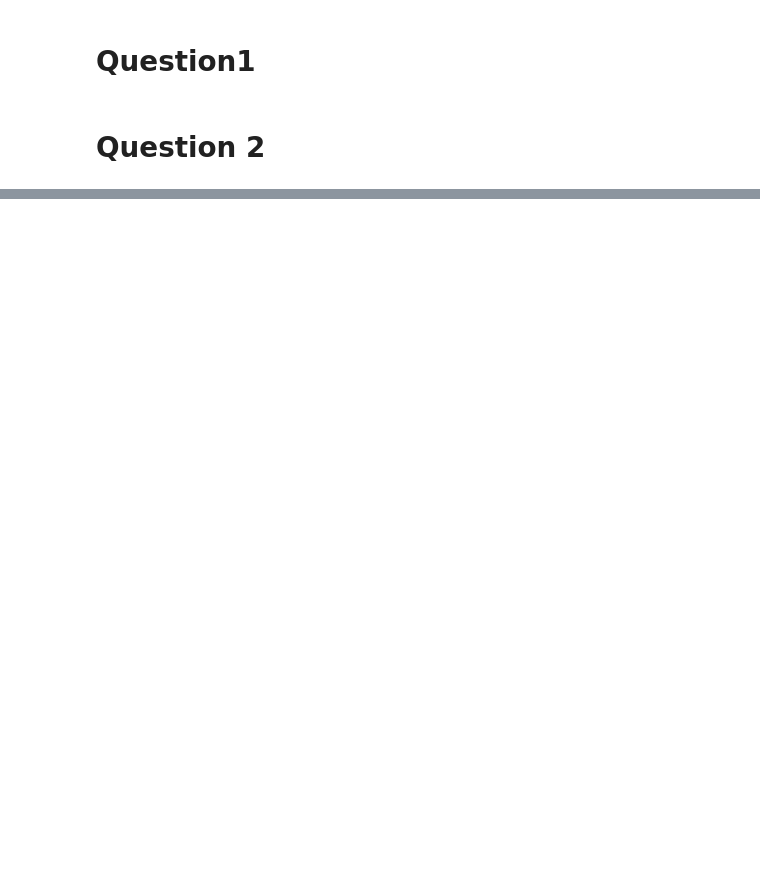
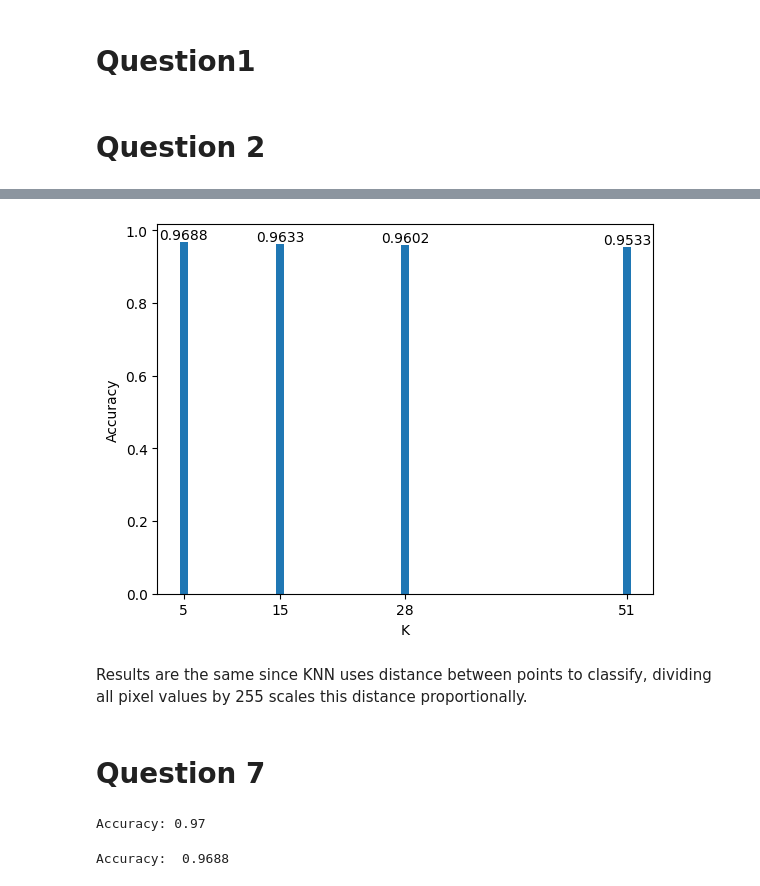
Before and after one commit to thanasisxan/AI-101-Machine-Learning, a Jupyter notebook: Exercise-5/knn-mnist.ipynb, the cells around one changed output, grey strips where cells are left out. Cells and saved outputs as stored; diff of their text form; code cells hidden in the pictures; blank space fills up the shorter version.

```diff
--- a/Exercise-5/knn-mnist.ipynb
+++ b/Exercise-5/knn-mnist.ipynb
@@ -31,0 +80,34 @@ for i in range(n_it, n_rows * cols_per_row):
+# %%
+x_train_normalized = x_train_vec / 255
+x_test_normalized = x_test_vec / 255
+accuracies6 = []
+for k in k_list:
+    model = KNeighborsClassifier(n_neighbors=k)
+    model.fit(x_train_normalized, y_train)
+    y_pred = model.predict(x_test_normalized)
+    accuracy = accuracy_score(y_test, y_pred)
+    accuracies6.append(accuracy)
+# %%
+p = plt.bar(k_list, accuracies6)
+plt.xlabel('K')
+plt.xticks(k_list)
+plt.ylabel('Accuracy')
+plt.bar_label(p, labels=accuracies6)
+plt.show()
+# %% [output]
+[figure, added]
+# %% [markdown]
+Results are the same since KNN uses distance between points to classify, dividing all pixel values by 255 scales this distance proportionally.
+# %% [markdown]
+# Question 7
+# %%
+model = KNeighborsClassifier(n_neighbors=5)
+model.fit(x_train_vec, y_train)
+# %% [output]
+Accuracy: 0.97
+# %%
+y_pred = model.predict(x_test_vec)
+accuracy = accuracy_score(y_test, y_pred)
+print("Accuracy: ", accuracy)
+# %% [output]
+Accuracy:  0.9688
```
Also changed, not shown: parts of 17 cells of this notebook, 2 other files.
